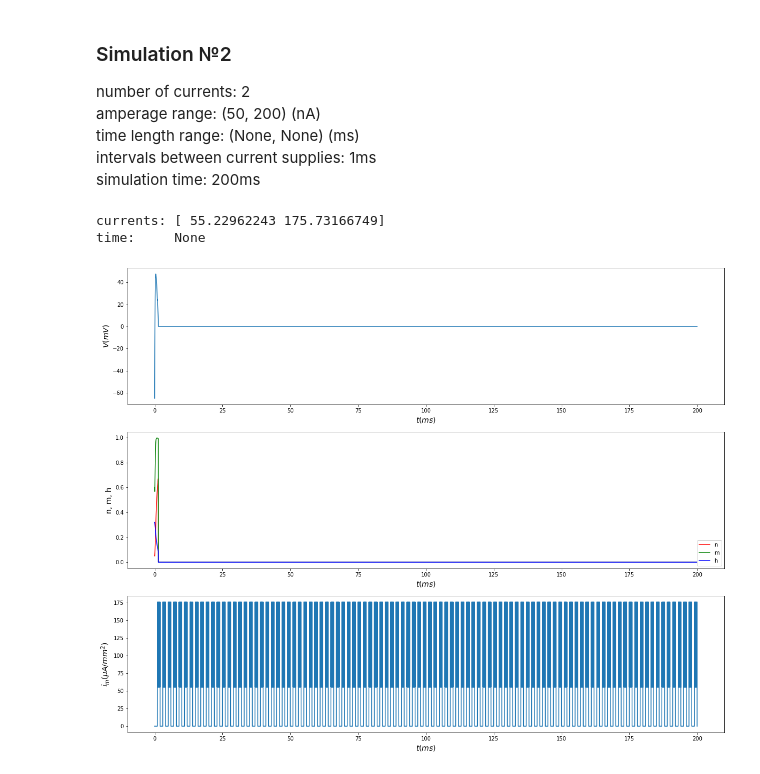
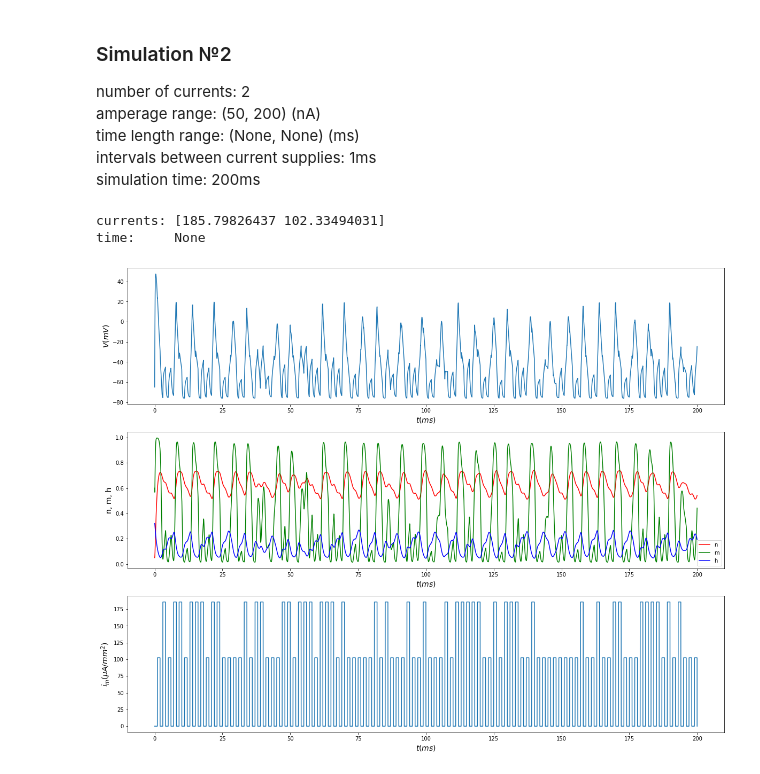
Before and after one commit to georgepsh/ComputationalNeuroscience, a Jupyter notebook: Hodgkin_Huxley_Model_.ipynb, the cells around one changed output. Drawn from its saved outputs; the diff is of its cells as text; code cells hidden in the pictures.

```diff
--- a/Hodgkin_Huxley_Model_.ipynb
+++ b/Hodgkin_Huxley_Model_.ipynb
@@ -91,13 +91,14 @@ def simulation(num_currents, I_range, T_range, interval, sim_time, num_steps=1e5
 
     else: # if the supply time isn't defined there will be a random current at each timestep
 
+        values = [0] * (sim_time + 1)
+        for i in range(sim_time + 1):
+            if i % 2:
+                rand_current_idx = np.random.randint(0, num_currents)
+                values[i] = I_supply[rand_current_idx]
         def get_current_value(ts):
             t_low = int(floor(ts))
-            if t_low % 2:
-                rand_current_idx = np.random.randint(0, num_currents)
-                return I_supply[rand_current_idx]
-            else:
-                return 0
+            return values[t_low]
 
     current_values = np.array([get_current_value(ts) for ts in timesteps])
     return get_current_value, current_values, timesteps
@@ -250,13 +242,13 @@ time_to_current_2, current_values_2, timesteps_2 = simulation(
     sim_time     = 200
 )
 # %% [output]
-currents: [ 55.22962243 175.73166749]
+currents: [185.79826437 102.33494031]
 time:     None
 # %%
 model_2 = HHModel(time_to_current_2, timesteps_2)
 # %%
 solution_2 = model_2.solve()
 # %%
-viz(solution_2, current_values_2, timesteps_2)
+viz2d(solution_2, current_values_2, timesteps_2)
 # %% [output]
-[figure, old version]
+[figure, new version]
```
Also changed, not shown: parts of 8 cells of this notebook.
